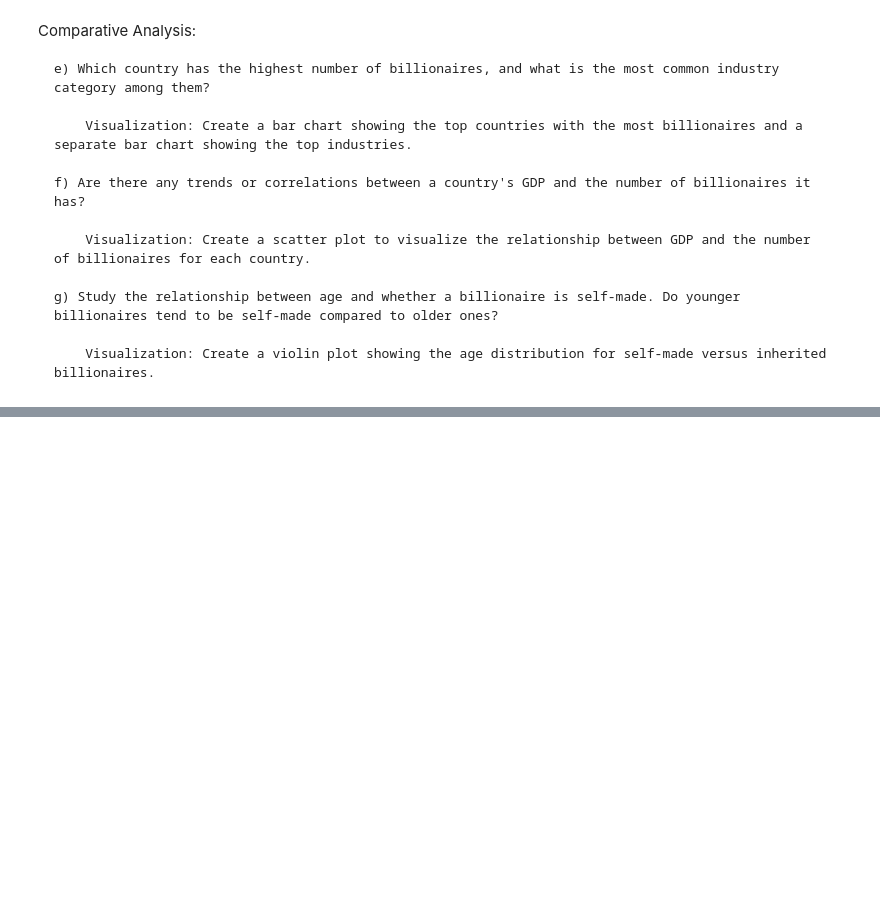
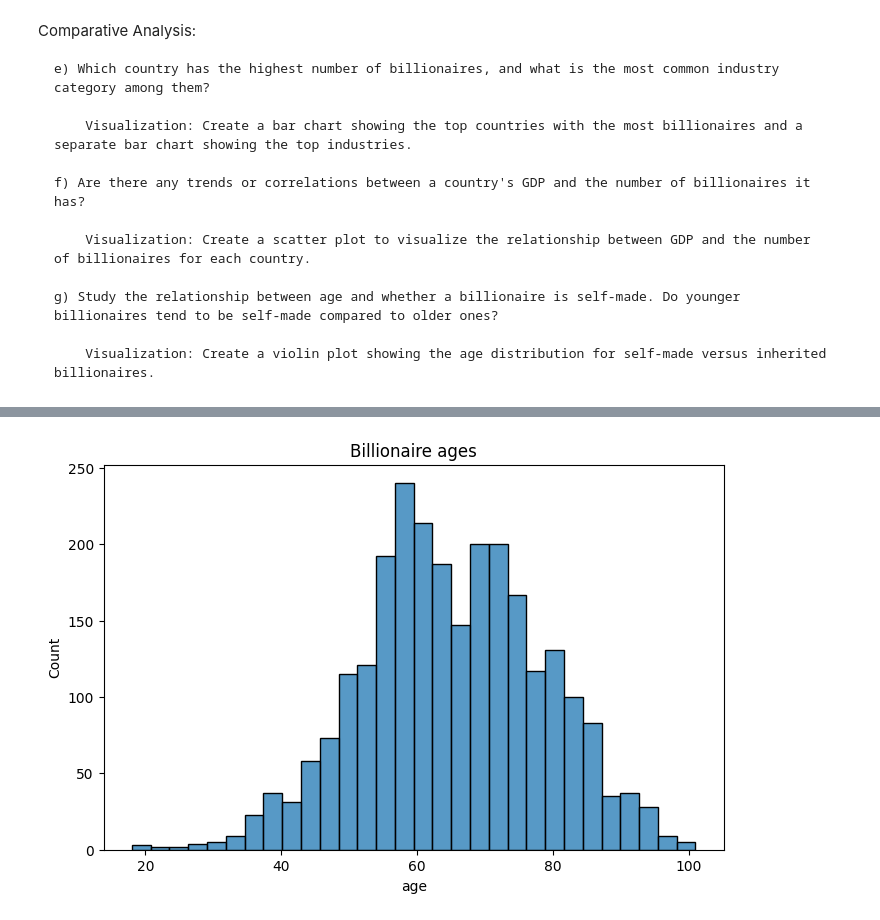
Before and after one commit to Cederlid/databehandling, a Jupyter notebook: exercises/E2_missing_aggregation.ipynb, the cells around one changed output, grey strips where cells are left out. Saved outputs shown, nothing was run; the diff lists cells and outputs as text; code cells hidden in the pictures; blank space fills up the shorter version.

```diff
--- a/exercises/E2_missing_aggregation.ipynb
+++ b/exercises/E2_missing_aggregation.ipynb
@@ -454,3 +481,8 @@ Comparative Analysis:
     g) Study the relationship between age and whether a billionaire is self-made. Do younger billionaires tend to be self-made compared to older ones?
 
         Visualization: Create a violin plot showing the age distribution for self-made versus inherited billionaires.
+# %%
+# b
+
+billionaires_df = pd.read_csv("../data/Billionaires Statistics Dataset.csv")
+billionaires_df
@@ -456,0 +503,9 @@ Comparative Analysis:
+# %%
+# c
+plt.figure(figsize=(8, 5))
+
+sns.histplot(billionaires_df["age"])
+plt.title("Billionaire ages")
+plt.show()
+# %% [output]
+[figure, added]
```
Also changed, not shown: parts of 8 cells of this notebook, 1 other file.
